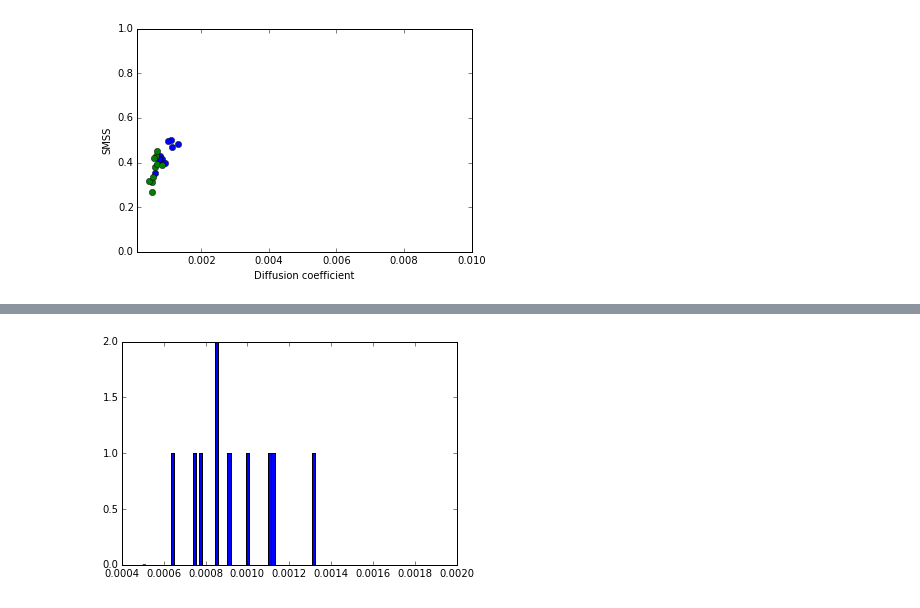
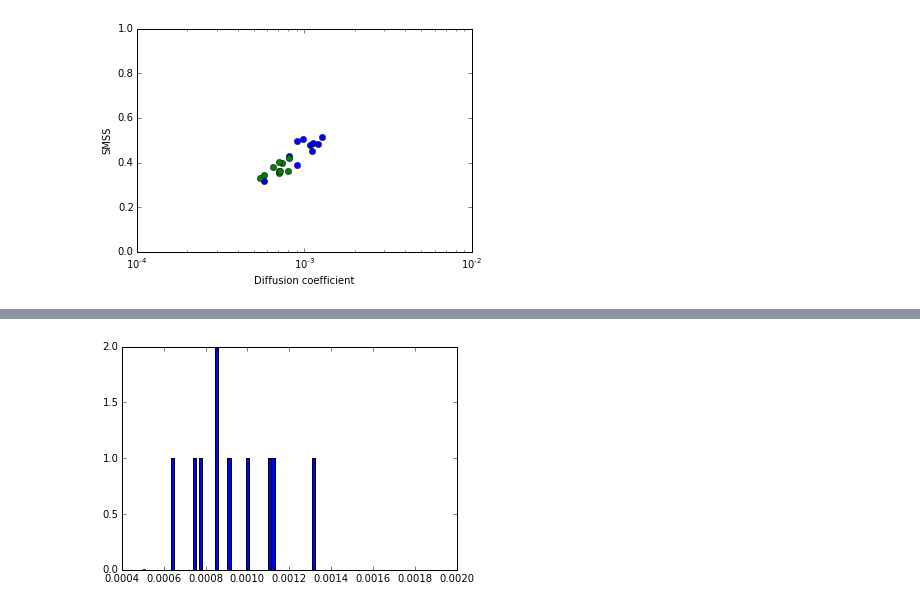
Before and after one commit to drmatthews/track_analysis, a Jupyter notebook: brownian_motion_simulation.ipynb, the cells around one changed output, grey strips where cells are left out. Cells and saved outputs as stored; diff of their text form; code cells hidden in the pictures.

```diff
--- a/brownian_motion_simulation.ipynb
+++ b/brownian_motion_simulation.ipynb
@@ -104,12 +104,12 @@ show()
 # %%
-plot(bsmss["D2"],bsmss["smss"],'o')
-plot(csmss["D2"],csmss["smss"],'o')
+semilogx(bsmss["D2"],bsmss["smss"],'o')
+semilogx(csmss["D2"],csmss["smss"],'o')
 xlim([1e-4,1e-2])
 ylim([0,1])
 xlabel("Diffusion coefficient")
 ylabel("SMSS")
 show()
 # %% [output]
-[figure, old version]
+[figure, new version]
 # %%
 bmsd = ta.imsd(brown_df,mpp,fps,100)
```
Also changed, not shown: parts of 4 cells of this notebook, 2 other files.
